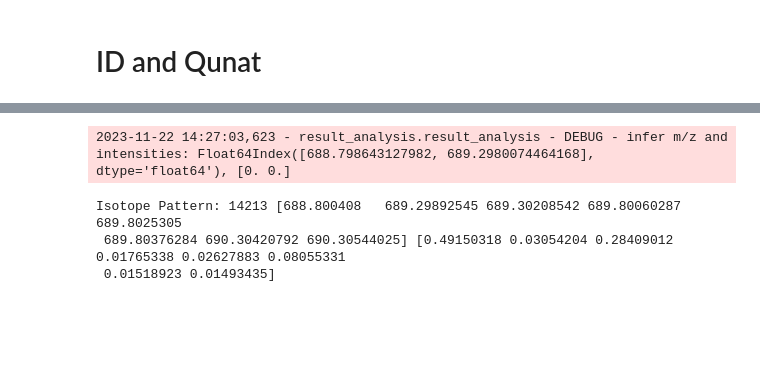
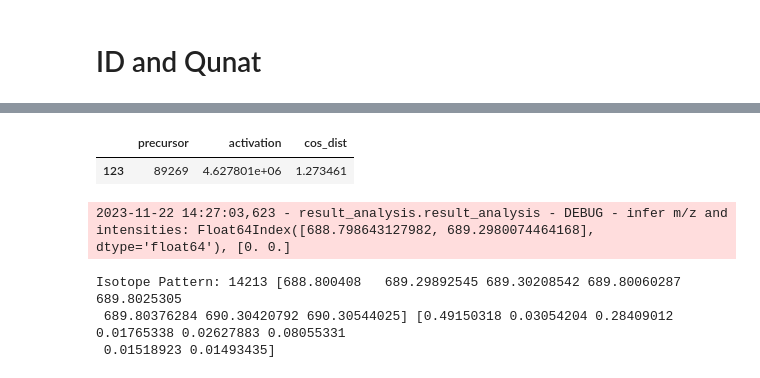
Before and after one commit to zix-xiao/scan-by-scan, a Jupyter notebook: notebooks/dev_10_scanbyscan.ipynb, the cells around one changed output, grey strips where cells are left out. Drawn from its saved outputs; the diff is of its cells as text; code cells hidden in the pictures; blank space fills up the shorter version.

```diff
--- a/notebooks/dev_10_scanbyscan.ipynb
+++ b/notebooks/dev_10_scanbyscan.ipynb
@@ -324,0 +328,21 @@ a[a['precursor'] == 44321]
+# %%
+Maxquant_result_dict_mod = Maxquant_result_dict[
+    ~Maxquant_result_dict["id"].isin([124835, 127237])
+]
+scan_result_mod, scan_dict_mod, Quant_mod = process_one_scan(
+    scan_idx=scan_idx,
+    AbundanceMissingThres=0.3,
+    OneScan=OneScan,
+    loss="lasso",
+    alpha_criteria=config["alpha_criteria"],
+    alphas=[0],
+    metric="RMSE",
+    opt_algo="threshold",
+    Maxquant_result=Maxquant_result_dict_mod,
+    preprocessing_method="raw",
+    # max_iter=250,
+    corr_thres=0.95,
+    return_interim_results=True,
+    plot_alpha_trace=False,
+    plot_obs_and_infer=False,
+)
@@ -325 +368,8 @@ a[a['precursor'] == 44321]
+# %%
+b = pd.DataFrame(scan_result_mod[scan_idx]["activation"])
+b["cos_dist"] = Quant_mod.calc_precursor_reconstruct_cos_dist()
+b[b["precursor"].isin([89269, 124835, 127237])]
+# %% [output]
+|  | precursor | activation | cos_dist |
+| 123 | 89269 | 4.627801e+06 | 1.273461 |
 # %%
```
Also changed, not shown: parts of 59 cells of this notebook, 7 other files.
